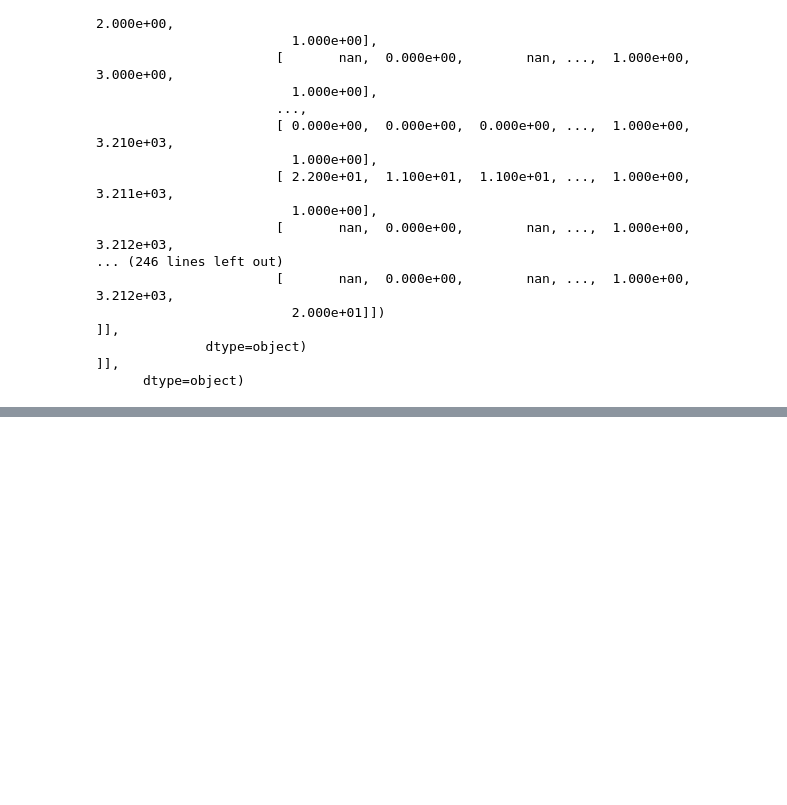
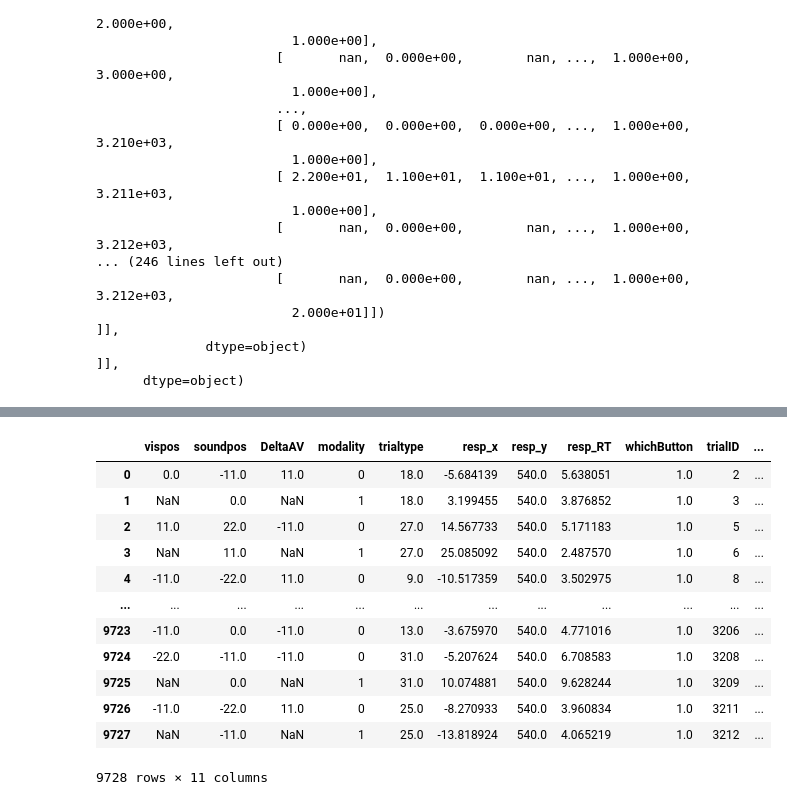
Before and after one commit to MiloszHoleksa/CompCogSci2, a Jupyter notebook: ccs2.ipynb, the cells around one changed output, grey strips where cells are left out. Saved outputs shown, nothing was run; the diff lists cells and outputs as text; code cells hidden in the pictures; blank space fills up the shorter version.

```diff
--- a/ccs2.ipynb
+++ b/ccs2.ipynb
@@ -79,0 +94,19 @@ for (index, data) in df.iterrows():
+# %%
+# Reseting the indexes of the DataFrame
+df.reset_index(drop = True, inplace = True)
+# %%
+df
+# %% [output]
+|  | vispos | soundpos | DeltaAV | modality | trialtype | resp_x | resp_y | resp_RT | whichButton | trialID | ... |
+| 0 | 0.0 | -11.0 | 11.0 | 0 | 18.0 | -5.684139 | 540.0 | 5.638051 | 1.0 | 2 | ... |
+| 1 | NaN | 0.0 | NaN | 1 | 18.0 | 3.199455 | 540.0 | 3.876852 | 1.0 | 3 | ... |
+| 2 | 11.0 | 22.0 | -11.0 | 0 | 27.0 | 14.567733 | 540.0 | 5.171183 | 1.0 | 5 | ... |
+| 3 | NaN | 11.0 | NaN | 1 | 27.0 | 25.085092 | 540.0 | 2.487570 | 1.0 | 6 | ... |
+| 4 | -11.0 | -22.0 | 11.0 | 0 | 9.0 | -10.517359 | 540.0 | 3.502975 | 1.0 | 8 | ... |
+| ... | ... | ... | ... | ... | ... | ... | ... | ... | ... | ... | ... |
+| 9723 | -11.0 | 0.0 | -11.0 | 0 | 13.0 | -3.675970 | 540.0 | 4.771016 | 1.0 | 3206 | ... |
+| 9724 | -22.0 | -11.0 | -11.0 | 0 | 31.0 | -5.207624 | 540.0 | 6.708583 | 1.0 | 3208 | ... |
+| 9725 | NaN | 0.0 | NaN | 1 | 31.0 | 10.074881 | 540.0 | 9.628244 | 1.0 | 3209 | ... |
+| 9726 | -11.0 | -22.0 | 11.0 | 0 | 25.0 | -8.270933 | 540.0 | 3.960834 | 1.0 | 3211 | ... |
+| 9727 | NaN | -11.0 | NaN | 1 | 25.0 | -13.818924 | 540.0 | 4.065219 | 1.0 | 3212 | ... |
+9728 rows × 11 columns
```
Also changed, not shown: parts of 19 cells of this notebook.
